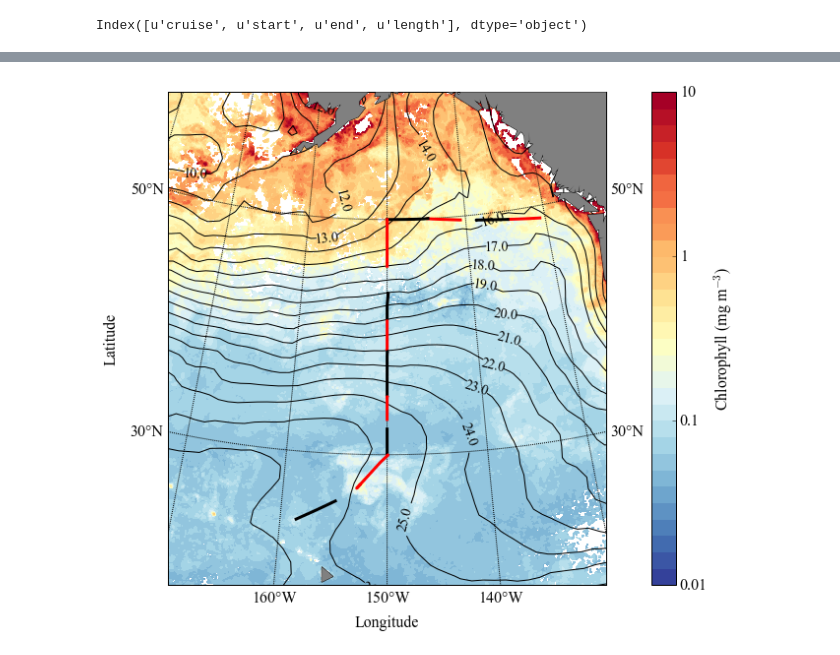
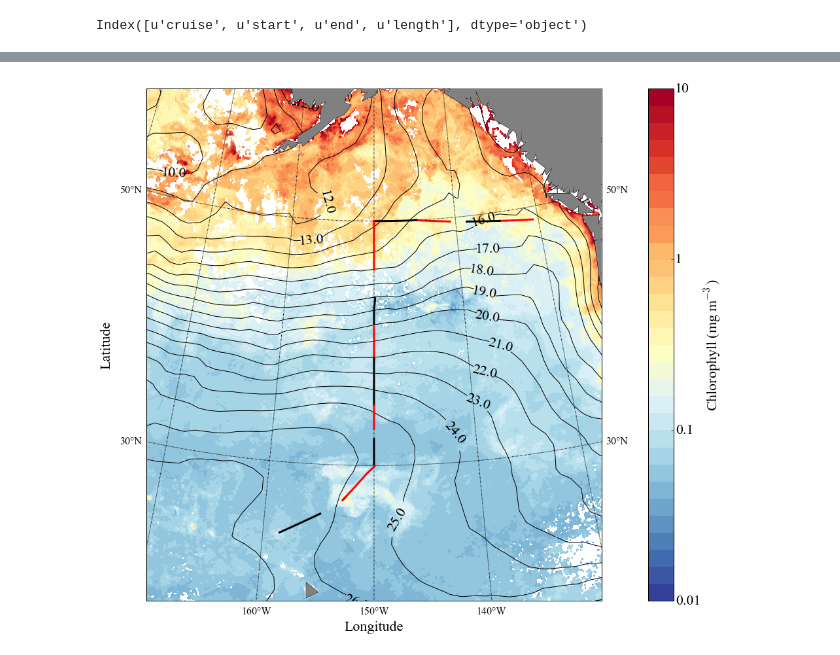
Before and after one commit to sophieclayton/KM1304_lengthscales, a Jupyter notebook: analysis/KM1304_prelim_figures.ipynb, the cells around one changed output, grey strips where cells are left out. Cells and saved outputs as stored; diff of their text form; code cells hidden in the pictures.

Commit message:
update to figure scripts to output poster figures

```diff
--- a/analysis/KM1304_prelim_figures.ipynb
+++ b/analysis/KM1304_prelim_figures.ipynb
@@ -91,16 +91,16 @@ def tracks(data):
     return segments
 # %%
 # import mega dataset
-filePath = '/Users/sclayton/Google Drive/seaflow_data/abun_sds_opp.csv'
+filePath = '/Users/archie/Google Drive/seaflow_data/abun_sds_opp.csv'
 data = pd.read_csv(filePath, sep=',')
 
 # only keep KM1304 data
 data = data[(data['cruise']=='KiloMoana_1')]
 
-filePath = r'/Users/sclayton/Google Drive/seaflow_data/sds_depth.csv'
+filePath = r'/Users/archie/Google Drive/seaflow_data/sds_depth.csv'
 depth = pd.read_csv(filePath)
 
-filePath = r'/Users/sclayton/Google Drive/seaflow_data/sds_dist2coast.csv'
+filePath = r'/Users/archie/Google Drive/seaflow_data/sds_dist2coast.csv'
 dcoast = pd.read_csv(filePath)
 
 # add density
@@ -155,7 +155,7 @@ Index([u'cruise', u'start', u'end', u'length'], dtype='object')
 # get SST map for the period of the cruise, August 2013
 
 # import SST data
-sst_file = '/Users/sclayton/Google Drive/satellite_data/sst/SST_2013_08_mean.nc'
+sst_file = '/Users/archie/Google Drive/satellite_data/sst/SST_2013_08_mean.nc'
 fh = Dataset(sst_file, mode='r')
 
 # sst shape (1, 180, 360)
@@ -235,7 +293,7 @@ fig1.savefig('/Users/sclayton/Documents/KM1304_lengthscales/figures/UnderwayNCP_
 # %%
 # load chlorophyll data
 
-chl_file = '/Users/sclayton/Google Drive/satellite_data/chlorophyll/August_2013.nc'
+chl_file = '/Users/archie/Google Drive/satellite_data/chlorophyll/August_2013.nc'
 fh = Dataset(chl_file, mode='r')
 
 # sst shape (1, 180, 360)
@@ -266,7 +324,7 @@ rcParams.update({'figure.autolayout': True})
 rcParams.update({'font.family': 'serif'})
 rcParams.update({'font.serif': 'Times New Roman'})
 
-fig2 = plt.figure(1, figsize=(13, 8), dpi = 600)
+fig2 = plt.figure(1, figsize=(20, 12), dpi = 600)
 palette = plt.get_cmap('RdYlBu_r', 30)
 m = Basemap(width=4000000,height=4500000,projection='lcc',
             resolution='c',lat_1=15.,lat_2=50,lat_0=40,lon_0=-150.)
@@ -287,41 +345,41 @@ cax1 = m.contourf(xm, ym, np.log10(CHL), shading='flat', levels = np.arange(-2,
 # m.plot(xm,ym,'k', lw = 5)
 
 col = ['r', 'k','r','k', 'r', 'k', 'r', 'k', 'r','k', 'r', 'k', 'r', 'k']
 
 for i in range(1, len(segments)+1):
     a = segments['start'][i]
     b = segments['end'][i]
 
     xm, ym = m((data['lon'][a:b]).values,(data['lat'][a:b]).values)
     m.plot(xm,ym,color=col[i-1], lw=3)
 
 xx, yy = m(x,y)
 #m.plot(xm,ym,'.r')
 
 levels= range(8,31,1)
 
 cax2 = m.contour(xx, yy, SST, levels, shading='flat', colors='k', zorder = 2)
 
 plt.clabel(cax2, levels[1::1],  # label every second level
            inline=1,
            fmt='%1.1f',
-           fontsize=14, zorder = 3)
+           fontsize=22, zorder = 3)
 
 
-plt.tick_params(axis='both', which='major', labelsize=16)
-plt.tick_params(axis='both', which='minor', labelsize=16)
-plt.xlabel('Longitude', fontsize = 16, labelpad = 30)
-plt.ylabel('Latitude', fontsize = 16, labelpad = 50)
+plt.tick_params(axis='both', which='major', labelsize=22)
+plt.tick_params(axis='both', which='minor', labelsize=22)
+plt.xlabel('Longitude', fontsize = 22, labelpad = 30)
+plt.ylabel('Latitude', fontsize = 22, labelpad = 50)
 
 cb1 = plt.colorbar(cax1, ticks=[-2.0, -1, 0, 1], pad = 0.05)
-cb1.ax.tick_params(labelsize=16)
+cb1.ax.tick_params(labelsize=22)
 cb1.ax.set_yticklabels(['0.01', '0.1', '1', '10'])
-cb1.set_label('Chlorophyll (mg m$^{-3}$)', fontsize = 16)
+cb1.set_label('Chlorophyll (mg m$^{-3}$)', fontsize = 22)
 
 plt.show()
 
-fig2.savefig('/Users/sclayton/Documents/KM1304_lengthscales/figures/Chl_SST_tracks.png', bbox_inches='tight', dpi=600)
+fig2.savefig('../figures/Chl_SST_tracks_poster.png', bbox_inches='tight', dpi=600)
 # %% [output]
-[figure, old version]
+[figure, new version]
 # %%
 # make plots of chlorophyll, NCP, T, S, phytoplankton groups, etc... along the track
```
Also changed, not shown: parts of 3 cells of this notebook, 2 other files.
